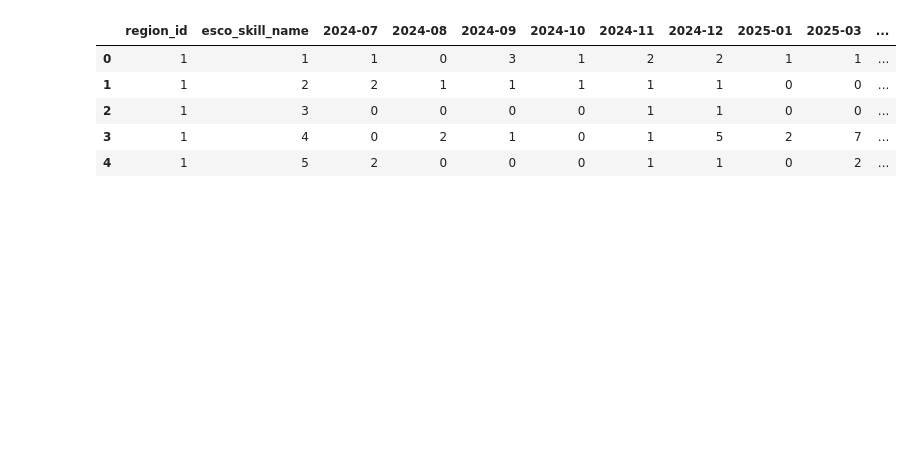
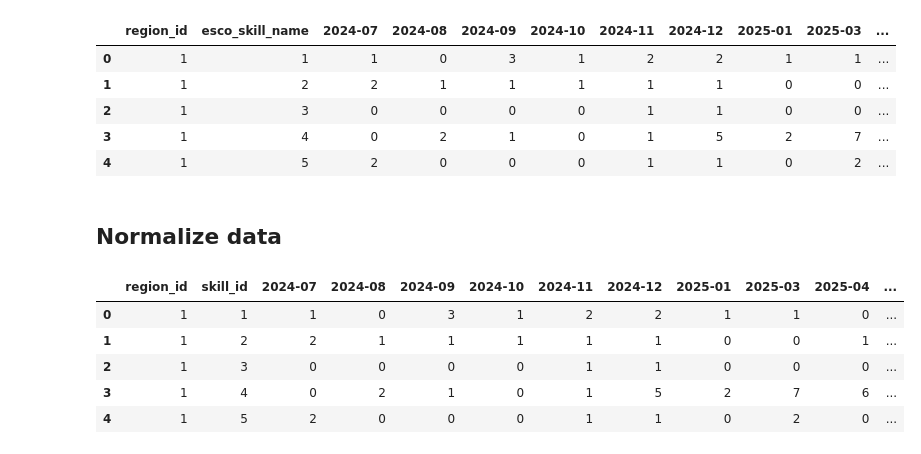
Before and after one commit to JNArrazola/green_skill_RAG_system, a Jupyter notebook: src/0_data_analysis.ipynb, the cells around one changed output. Drawn from its saved outputs; the diff is of its cells as text; code cells hidden in the pictures; blank space fills up the shorter version.

Commit message:
normalized data and models trained on them

```diff
--- a/src/0_data_analysis.ipynb
+++ b/src/0_data_analysis.ipynb
@@ -209,3 +229,15 @@ data_for_timeseries.head()
 | 4 | 1 | 5 | 2 | 0 | 0 | 0 | 1 | 1 | 0 | 2 | ... |
 # %%
 data_for_timeseries.to_csv("../data/green_skill_classification/data_for_timeseries.csv", index=False)
+# %% [markdown]
+## Normalize data
+# %%
+data_for_timeseries = pd.read_csv("../data/green_skill_classification/data_for_timeseries.csv")
+data_for_timeseries.head()
+# %% [output]
+|  | region_id | skill_id | 2024-07 | 2024-08 | 2024-09 | 2024-10 | 2024-11 | 2024-12 | 2025-01 | 2025-03 | 2025-04 | ... |
+| 0 | 1 | 1 | 1 | 0 | 3 | 1 | 2 | 2 | 1 | 1 | 0 | ... |
+| 1 | 1 | 2 | 2 | 1 | 1 | 1 | 1 | 1 | 0 | 0 | 1 | ... |
+| 2 | 1 | 3 | 0 | 0 | 0 | 0 | 1 | 1 | 0 | 0 | 0 | ... |
+| 3 | 1 | 4 | 0 | 2 | 1 | 0 | 1 | 5 | 2 | 7 | 6 | ... |
+| 4 | 1 | 5 | 2 | 0 | 0 | 0 | 1 | 1 | 0 | 2 | 0 | ... |
```
Also changed, not shown: parts of 7 cells of this notebook, 56 other files.
